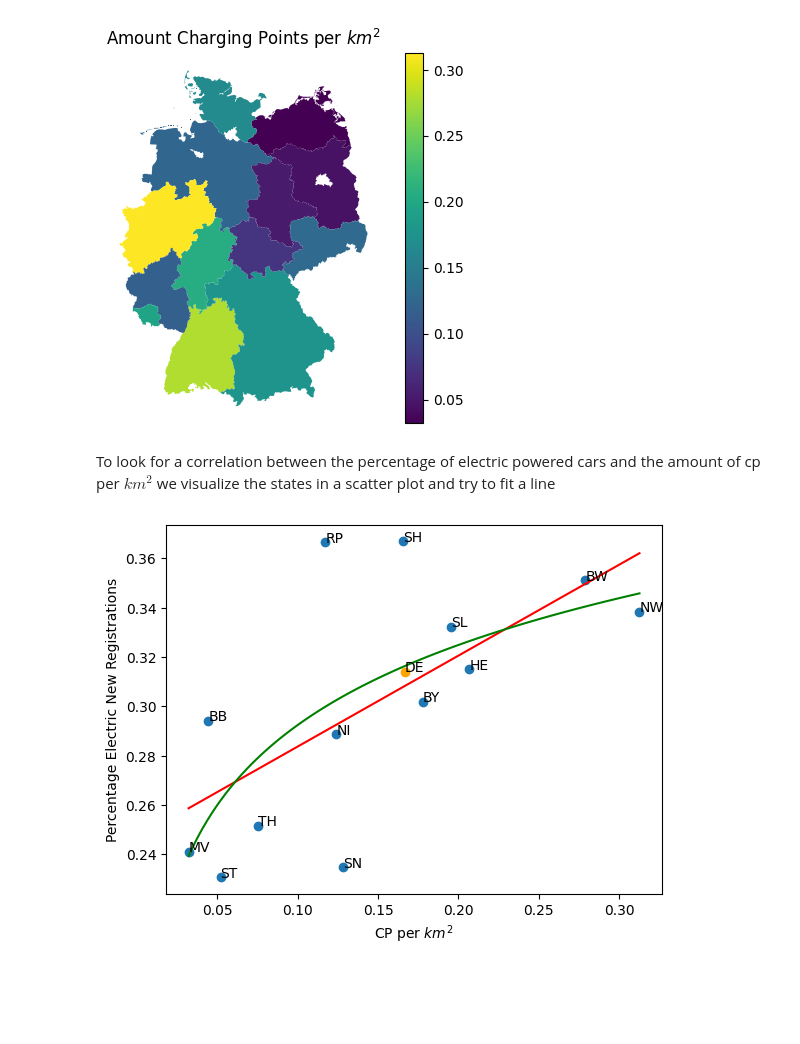
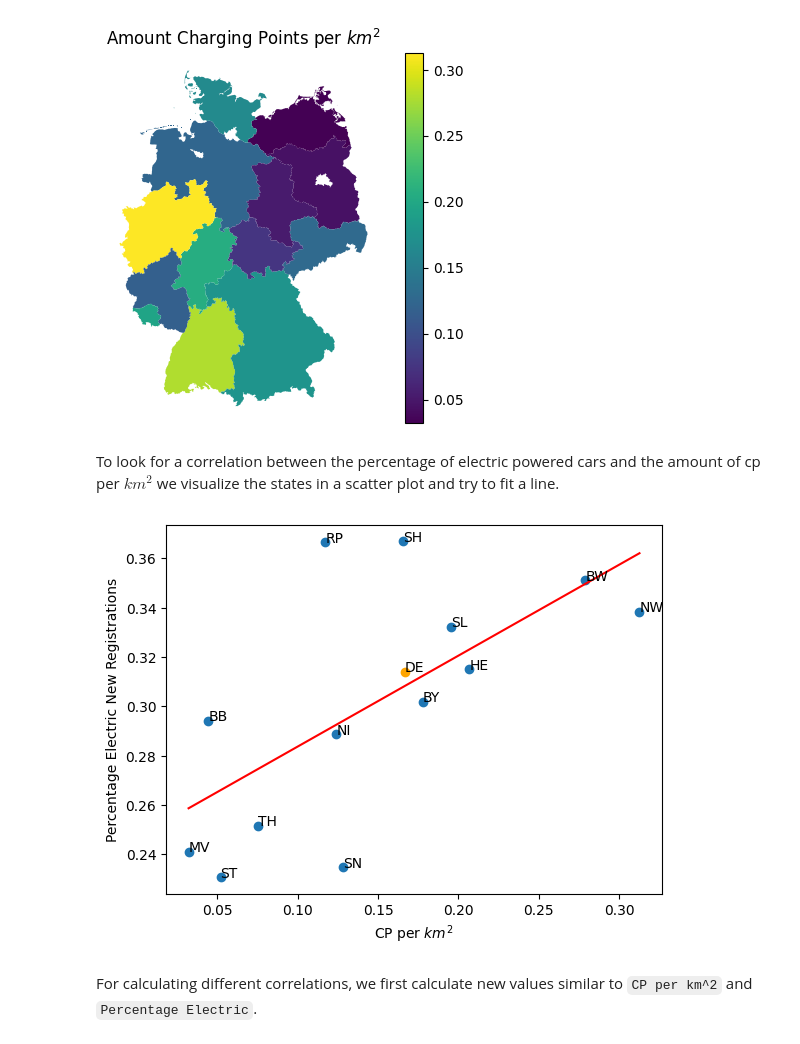
Before and after one commit to jvalue/made-template, a Jupyter notebook: project/exploration.ipynb, the cells around one changed output. Saved outputs shown, nothing was run; the diff lists cells and outputs as text; code cells hidden in the pictures; blank space fills up the shorter version.

Commit message:
Finished Exploration Notebook (#18)
* Exploration notebook with first visualizations

* Added calculations of correlations

```diff
--- a/project/exploration.ipynb
+++ b/project/exploration.ipynb
@@ -210,37 +264,34 @@ plt.show()
 # %% [output]
 [figure]
 # %% [markdown]
-To look for a correlation between the percentage of electric powered cars and the amount of cp per $km^2$ we visualize the states in a scatter plot and try to fit a line
+To look for a correlation between the percentage of electric powered cars and the amount of cp per $km^2$ we visualize the states in a scatter plot and try to fit a line.
 # %%
 d = df2.drop(index=['Germany'])
-x = d['CP per km^2']
-y = d['Percentage Electric']
+x_col = 'CP per km^2'
+y_col = 'Percentage Electric'
+x = d[x_col]
+y = d[y_col]
 plt.scatter(x, y)
 plt.xlabel('CP per $km^2$')
 plt.ylabel('Percentage Electric New Registrations')
 
-ger_x = df2.loc['Germany', 'CP per km^2']
-ger_y = df2.loc['Germany', 'Percentage Electric']
+ger_x = df2.loc['Germany', x_col]
+ger_y = df2.loc['Germany', y_col]
 plt.scatter(ger_x, ger_y, c='orange')
 plt.text(ger_x, ger_y, 'DE',)
 
 # Fit a linear function
 a, b = polyfit(x, y, 1)
 x_fitted = np.linspace(np.min(x), np.max(x), 100)
 y_fitted = b * x_fitted + a
 plt.plot(x_fitted, y_fitted, 'r')
 
-# Fit a logarithmic function
-t = np.log(x)
-a, b = np.polyfit(t, y, 1)
-x_fitted = np.linspace(np.min(x), np.max(x), 100)
-y_fitted = a * np.log(x_fitted) + b
-plt.plot(x_fitted, y_fitted, 'g')
-
 for state in d.index:
     ds = df2.loc[state]
-    plt.text(ds['CP per km^2'], ds['Percentage Electric'], ds['Abbreviation'])
+    plt.text(ds[x_col], ds[y_col], ds['Abbreviation'])
 
 plt.show()
 # %% [output]
-[figure, old version]
+[figure, new version]
+# %% [markdown]
+For calculating different correlations, we first calculate new values similar to `CP per km^2` and `Percentage Electric`.
```
Also changed, not shown: parts of 26 cells of this notebook.
